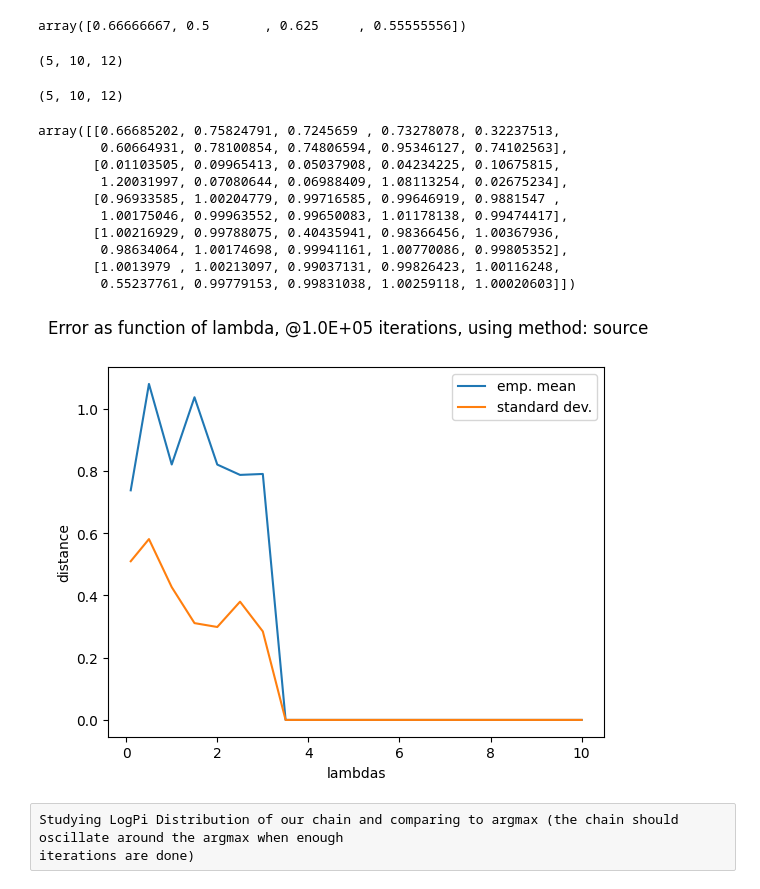
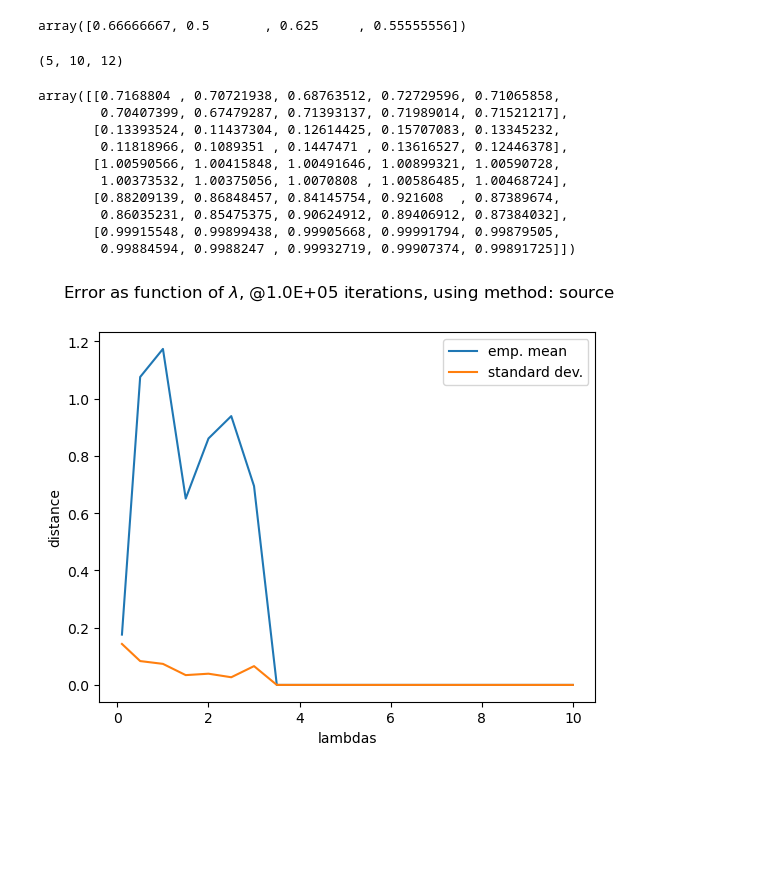
Before and after one commit to vetlerl/mcmc-epidemic, a Jupyter notebook: our_graphics.ipynb, the cells around one changed output. Saved outputs shown, nothing was run; the diff lists cells and outputs as text; code cells hidden in the pictures; blank space fills up the shorter version.

```diff
--- a/our_graphics.ipynb
+++ b/our_graphics.ipynb
@@ -21,21 +21,23 @@ from our_package import * #allows us to use our functions directly
 ### we call the different functions
 T = 5
 Lambda = 1
-
+Lambdas = [0.1] + [0.5*i for i in range(1,10)] + [7.5,10]
+Y_simu=Create_DicoY(T,Lambdas)
 D = BuildD(T)
 U, Delta, Vt = BuildUVDelta(D)
 A = BuildA(Delta, Vt)
 sh = Buildsh(T, a, b)
-Y = Computation_Y(T, Lambda)
+Y = Y_simu[Lambda]
 x,x_tilde = ComputeArgmax(T,Lambda, Y)
 mu,mu_tilde = ComputeMeans(T,Lambda, Y)
 q1 = ComputeQuantiles(T,Lambda,0.975*np.ones(T), Y)
 q2 = ComputeQuantiles(T,Lambda,0.025*np.ones(T), Y)
 med = ComputeQuantiles(T,Lambda,0.5*np.ones(T), Y)
-sim_theta,sim_theta_tilde,sim_accepts,sim_gammas, Mean = MetropolisHastings(T,Lambda, Y, 1e5, "image")
+sim_theta,sim_theta_tilde,sim_accepts,sim_gammas, Mean = MetropolisHastings(T,Lambda, Y, 1e5, "source")
 #Mean=np.sum(sim_theta,axis=0)/sim_theta.shape[0]
 q = np.array([2.5,50,97.5])
 quantiles_emp = Quantiles(sim_theta_tilde, q,T)
+quantiles2=Quantiles(theta_tilde_tab,q,T)
 # %%
 fig, axes = plt.subplots(nrows=1, ncols=2, figsize=(9, 6), sharey=True)
 #Plot of theoritical results
@@ -66,7 +69,7 @@ plt.show()
 # %%
 #Convergence plot of the mean of theta_tilde
-nb_iter=sim_theta.shape[0]
-x=np.linspace(1,nb_iter,nb_iter)
+nb_save=sim_theta.shape[0]
+x=np.linspace(1,nb_save,nb_save)
 mean_tab=np.cumsum(sim_theta_tilde,axis=0)
 
 fig,Axes = plt.subplots(T,1,figsize=(6,8),sharex=True)
@@ -102,11 +105,10 @@ nb_sim = 10
 method = "source"
 n = len(Lambdas)
 sim_theta_tildes = np.zeros((T,10,n))
-npr.seed(42)
 
 for k in range(n):
+    Y = Y_simu[Lambdas[k]]
     for j in range(nb_sim):
-        Y = Computation_Y(T, Lambdas[k])
         _, sim_theta_tildes[:,j,k] = MetropolisHastingsFast(T, Lambdas[k], Y,niter=niter,method=method)
         print("working...")
     print(f"Oooh yeah! Finished {k}. iteration")
@@ -142,15 +158,10 @@ b = np.array([3,4,8,9])
 dist(a,b)
 # %% [output]
 array([0.66666667, 0.5       , 0.625     , 0.55555556])
-# %%
-np.shape(errors)
-# %% [output]
-(5, 10, 12)
 # %%
 errors = np.zeros(np.shape(sim_theta_tildes))
-npr.seed(42)
 for k in range(n):
-    Y = Computation_Y(T, Lambdas[k])
+    Y = Y_simu[Lambdas[k]]
     _, theoretical_means = ComputeMeans(T, Lambdas[k], Y)
     errors[:,:,k] = dist(sim_theta_tildes[:,:,k],theoretical_means[:,np.newaxis] @ np.ones((1,nb_sim)))
     #errors[:,:,k] = abs(sim_theta_tildes[:,:,k] - theoretical_means[:,np.newaxis] @ np.ones((1,10))) / np.max(np.abs(sim_theta_tildes[:,:,k])
@@ -169,31 +180,28 @@ df.columns = pd.MultiIndex.from_product([Lambdas,["mean","std"]],names=["lambdas
 # %%
 errors[:,:,-1]
 # %% [output]
-array([[0.66685202, 0.75824791, 0.7245659 , 0.73278078, 0.32237513,
-        0.60664931, 0.78100854, 0.74806594, 0.95346127, 0.74102563],
-       [0.01103505, 0.09965413, 0.05037908, 0.04234225, 0.10675815,
-        1.20031997, 0.07080644, 0.06988409, 1.08113254, 0.02675234],
-       [0.96933585, 1.00204779, 0.99716585, 0.99646919, 0.9881547 ,
-        1.00175046, 0.99963552, 0.99650083, 1.01178138, 0.99474417],
-       [1.00216929, 0.99788075, 0.40435941, 0.98366456, 1.00367936,
-        0.98634064, 1.00174698, 0.99941161, 1.00770086, 0.99805352],
-       [1.0013979 , 1.00213097, 0.99037131, 0.99826423, 1.00116248,
-        0.55237761, 0.99779153, 0.99831038, 1.00259118, 1.00020603]])
+array([[0.7168804 , 0.70721938, 0.68763512, 0.72729596, 0.71065858,
+        0.70407399, 0.67479287, 0.71393137, 0.71989014, 0.71521217],
+       [0.13393524, 0.11437304, 0.12614425, 0.15707083, 0.13345232,
+        0.11818966, 0.1089351 , 0.1447471 , 0.13616527, 0.12446378],
+       [1.00590566, 1.00415848, 1.00491646, 1.00899321, 1.00590728,
+        1.00373532, 1.00375056, 1.0070808 , 1.00586485, 1.00468724],
+       [0.88209139, 0.86848457, 0.84145754, 0.921608  , 0.87389674,
+        0.86035231, 0.85475375, 0.90624912, 0.89406912, 0.87384032],
+       [0.99915548, 0.99899438, 0.99905668, 0.99991794, 0.99879505,
+        0.99884594, 0.9988247 , 0.99932719, 0.99907374, 0.99891725]])
 # %%
 df_mean = df.mean()
 # %%
 fig,ax = plt.subplots(1,1)
 df_mean.xs("mean", level=1, axis=0).plot(label="emp. mean")
 df_mean.xs("std",  level=1, axis=0).plot(label="standard dev.")
-fig.suptitle(f"Error as function of lambda, @{niter:.1E} iterations, using method: {method}")
+fig.suptitle(f"Error as function of $\lambda$, @{niter:.1E} iterations, using method: {method}")
 ax.set_ylabel("distance")
 ax.legend()
 plt.show()
 # %% [output]
-[figure, old version]
+[figure, new version]
-# %% [raw]
-Studying LogPi Distribution of our chain and comparing to argmax (the chain should oscillate around the argmax when enough
-iterations are done)
 # %%
 plt.figure()
 #print(sim_theta)
```
Also changed, not shown: parts of 12 cells of this notebook, 1 other file.
